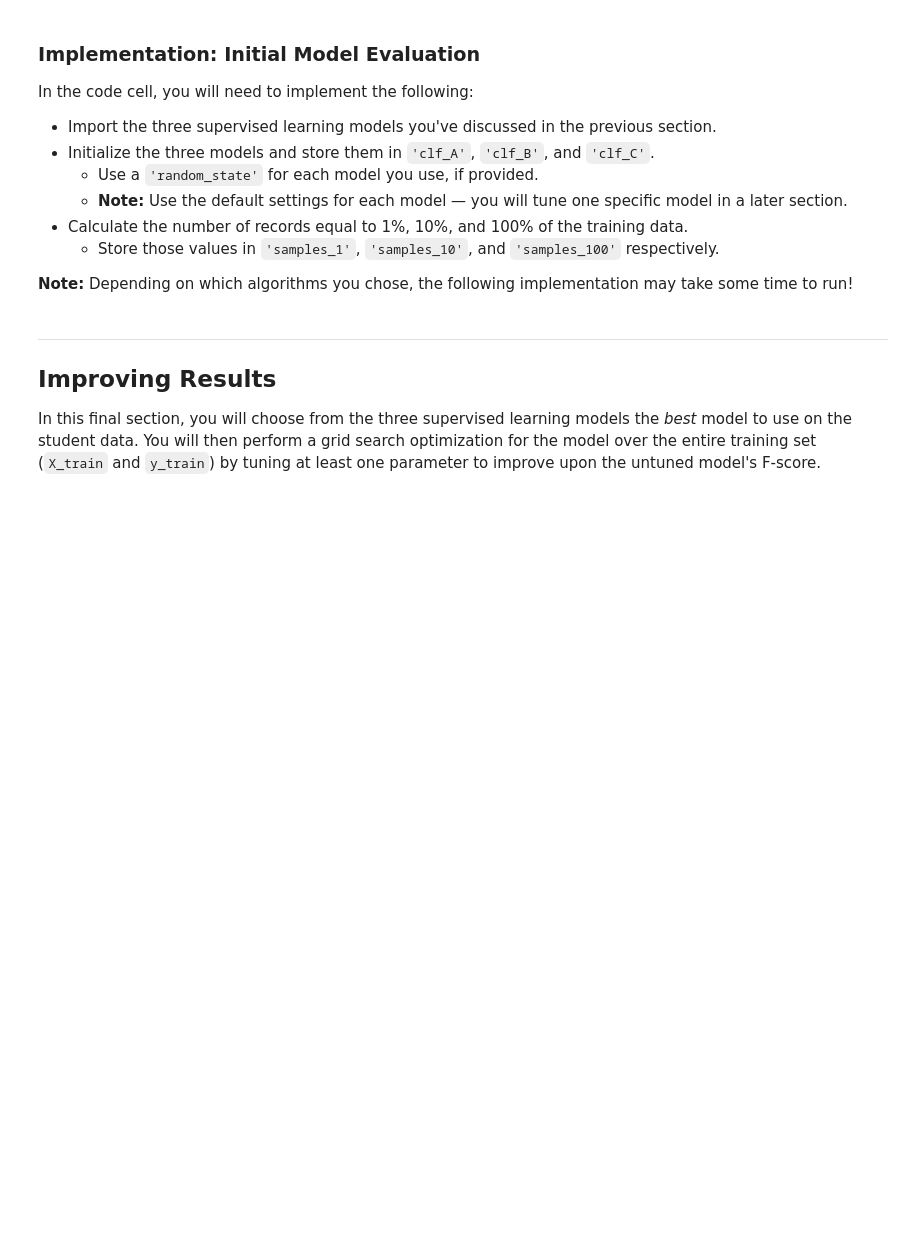
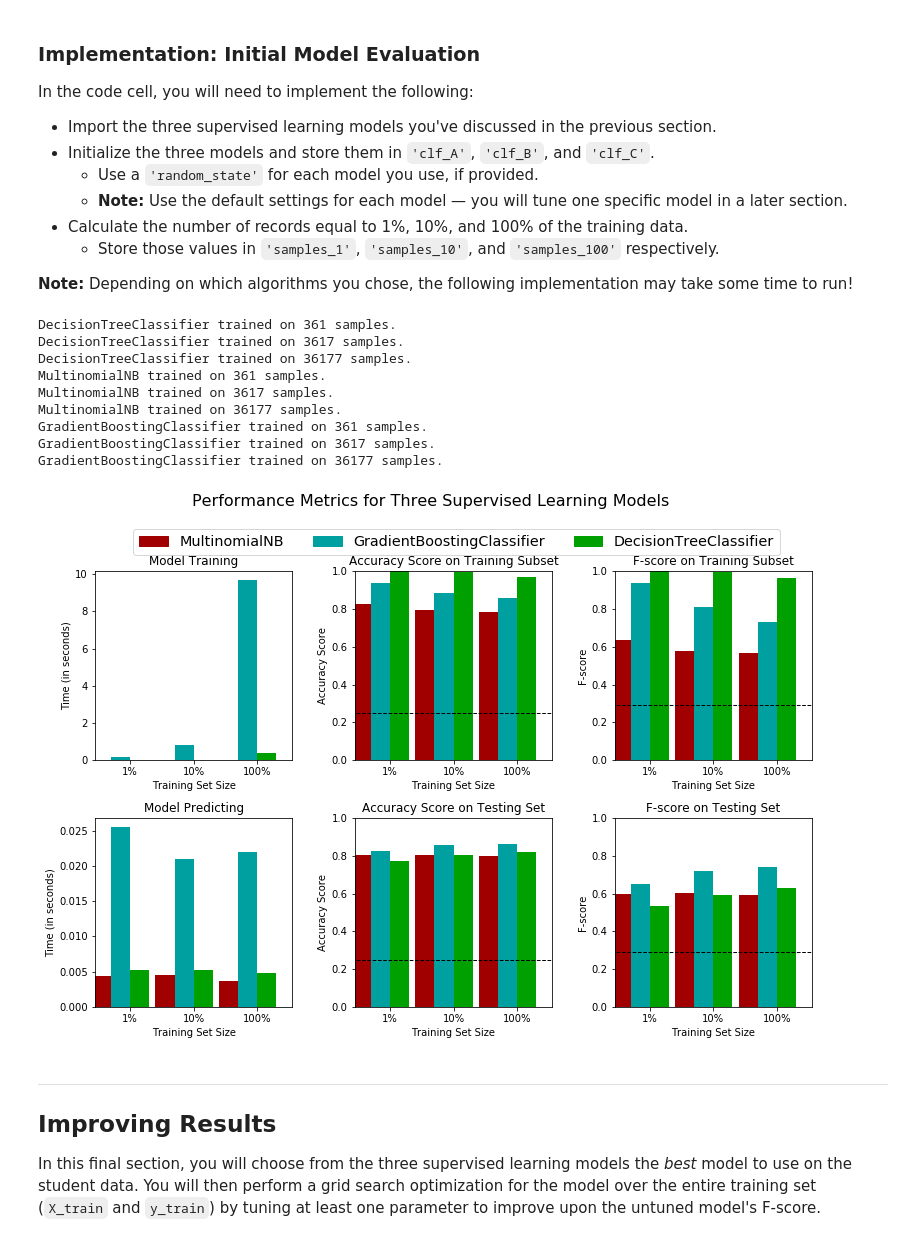
Before and after one commit to saintograph/finding-donors-charity, a Jupyter notebook: finding_donors.ipynb, the cells around one changed output. Saved outputs shown, nothing was run; the diff lists cells and outputs as text; code cells hidden in the pictures; blank space fills up the shorter version.

Commit message:
Trained Naive Bayes, Decision Tree Classifier and Gradient Boosting Classifier.

```diff
--- a/finding_donors.ipynb
+++ b/finding_donors.ipynb
@@ -354,16 +354,16 @@ def train_predict(learner, sample_size, X_train, y_train, X_test, y_test):
     results['pred_time'] = float(end - start)
 
     # TODO: Compute accuracy on the first 300 training samples which is y_train[:300]
-    results['acc_train'] = accuracy_score(y_train[:300], predictions_train)
+    results['acc_train'] = accuracy_score(y_train[:300].round(), predictions_train.round())
 
     # TODO: Compute accuracy on test set using accuracy_score()
-    results['acc_test'] = accuracy_score(y_test, predictions_test)
+    results['acc_test'] = accuracy_score(y_test.round(), predictions_test.round())
 
     # TODO: Compute F-score on the the first 300 training samples using fbeta_score()
-    results['f_train'] = fbeta_score(y_train[:300], predictions_train, beta=0.5)
+    results['f_train'] = fbeta_score(y_train[:300].round(), predictions_train.round(), beta=0.5)
 
     # TODO: Compute F-score on the test set which is y_test
-    results['f_test'] = fbeta_score(y_test, predictions_test, beta=0.5)
+    results['f_test'] = fbeta_score(y_test.round(), predictions_test.round(), beta=0.5)
 
     # Success
     print "{} trained on {} samples.".format(learner.__class__.__name__, sample_size)
@@ -383,32 +383,51 @@ In the code cell, you will need to implement the following:
 **Note:** Depending on which algorithms you chose, the following implementation may take some time to run!
 # %%
 # TODO: Import the three supervised learning models from sklearn
-# from sklearn import
+# from sklearn.svm import SVC
+# from sklearn.neighbors import KNeighborsRegressor
+from sklearn.tree import DecisionTreeClassifier
+from sklearn.naive_bayes import MultinomialNB
+# from sklearn.ensemble import AdaBoostClassifier (not bad)
+from sklearn.ensemble import GradientBoostingClassifier
+# from sklearn.ensemble import RandomForestClassifier (meh)
 
 # TODO: Initialize the three models
-clf_A = None
-clf_B = None
-clf_C = None
+clf_A = DecisionTreeClassifier(random_state = 0)
+clf_B = MultinomialNB()
+clf_C = GradientBoostingClassifier(random_state = 0)
+
 
 # TODO: Calculate the number of samples for 1%, 10%, and 100% of the training data
 # HINT: samples_100 is the entire training set i.e. len(y_train)
 # HINT: samples_10 is 10% of samples_100
 # HINT: samples_1 is 1% of samples_100
-samples_100 = None
-samples_10 = None
-samples_1 = None
+complete_set = len(y_train)
+samples_100 = complete_set
+samples_10 = complete_set / 10
+samples_1 = complete_set / 100
 
 # Collect results on the learners
 results = {}
 for clf in [clf_A, clf_B, clf_C]:
     clf_name = clf.__class__.__name__
     results[clf_name] = {}
     for i, samples in enumerate([samples_1, samples_10, samples_100]):
         results[clf_name][i] = \
         train_predict(clf, samples, X_train, y_train, X_test, y_test)
 
 # Run metrics visualization for the three supervised learning models chosen
 vs.evaluate(results, accuracy, fscore)
+# %% [output]
+DecisionTreeClassifier trained on 361 samples.
+DecisionTreeClassifier trained on 3617 samples.
+DecisionTreeClassifier trained on 36177 samples.
+MultinomialNB trained on 361 samples.
+MultinomialNB trained on 3617 samples.
+MultinomialNB trained on 36177 samples.
+GradientBoostingClassifier trained on 361 samples.
+GradientBoostingClassifier trained on 3617 samples.
+GradientBoostingClassifier trained on 36177 samples.
+[figure, added]
 # %% [markdown]
 ----
 ## Improving Results
```
